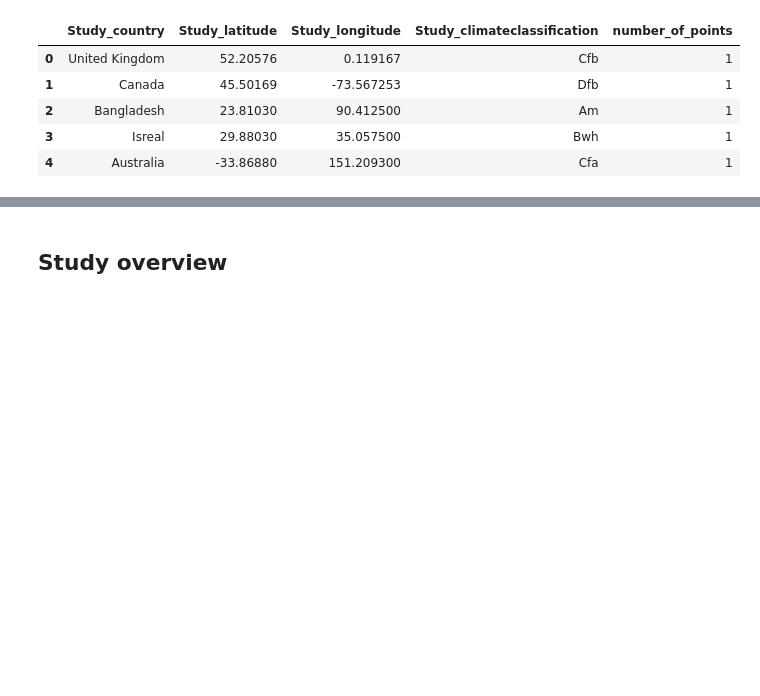
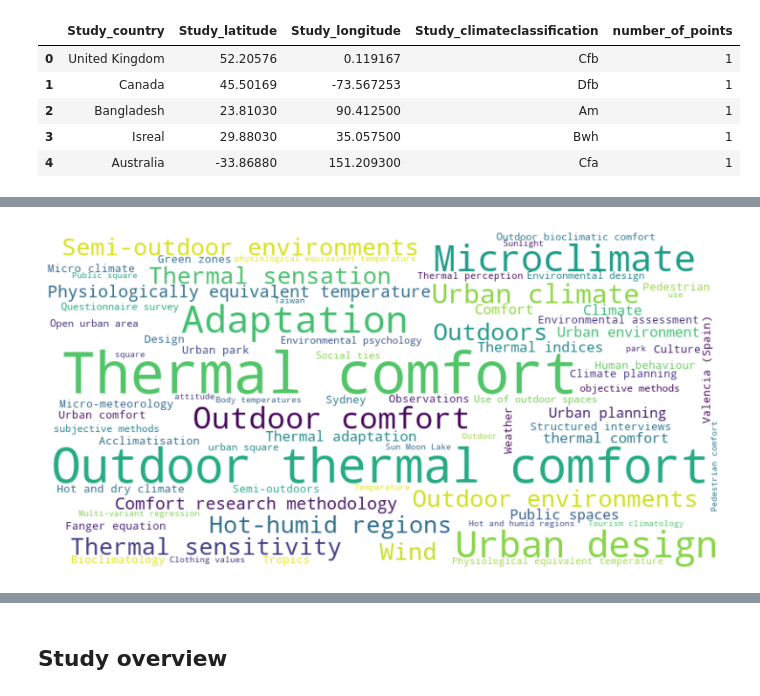
Before and after one commit to buds-lab/calma-esse-heat-stress-public, a Jupyter notebook: Esse/src/Review_data.ipynb, the cells around one changed output, grey strips where cells are left out. Saved outputs shown, nothing was run; the diff lists cells and outputs as text; code cells hidden in the pictures; blank space fills up the shorter version.

Commit message:
Added Wordcloud tests

```diff
--- a/Esse/src/Review_data.ipynb
+++ b/Esse/src/Review_data.ipynb
@@ -7,9 +7,8 @@ import _modules
 # %%
 filepath: str  = r"C:\Users\gottk\OneDrive\Storage\Projects\2024-08-00_MTHCOM_Masterthesis-Outdoor-Comfort\Review\Review_dataset.csv"
 
-raw_data_df = pd.read_csv(filepath)
-raw_data_df[['Study_country', 'Study_latitude', 'Study_longitude', 'Study_climateclassification']].head(10)
-
+#raw_data_df = pd.read_csv(filepath)
+raw_data_df = pd.read_csv(filepath, encoding='ISO-8859-1')
 
 raw_data_df = raw_data_df.dropna(subset=['Study_climateclassification'])
 raw_data_df_overview_plot = raw_data_df[['Study_country', 'Study_latitude', 'Study_longitude', 'Study_climateclassification']].copy()
@@ -25,0 +27,82 @@ display(raw_data_df_overview_plot.head(5))
+# %%
+
+print(raw_data_df.columns)
+display(raw_data_df["Keywords"].head(5))
+
+from collections import Counter
+from wordcloud import WordCloud
+import matplotlib.pyplot as plt
+
+filtered_df = raw_data_df[(raw_data_df['Keywords'].notna()) & (raw_data_df['Keywords'] != '-')]
+
+# Step 2: Extract and split the keywords
+keywords_series = filtered_df['Keywords'].str.split(':')
+all_keywords = keywords_series.explode().str.strip()
+
+# Step 3: Calculate the frequency of each keyword
+keyword_frequencies = Counter(all_keywords)
+
+# Step 4: Generate the word cloud with frequencies
+wordcloud = WordCloud(
+    width=800,
+    height=400,
+    background_color='white',
+    colormap='viridis',  # Use a colormap to differentiate
+    max_words=75
+).generate_from_frequencies(keyword_frequencies)
+
+# Step 5: Plot the word cloud
+plt.figure(figsize=(10, 5))
+plt.imshow(wordcloud, interpolation='bilinear')
+plt.axis('off')
+plt.show()
+
+# Convert to DataFrame and filter out items with frequency < 3
+keyword_df = pd.DataFrame(keyword_frequencies.items(), columns=['Keyword', 'Frequency'])
+keyword_df = keyword_df[keyword_df['Frequency'] >= 3].sort_values(by='Frequency', ascending=False)
+
+# Plot the bar chart
+plt.figure(figsize=(10, 8))
+sns.barplot(x='Frequency', y='Keyword', data=keyword_df, palette='viridis')
+plt.title('Keyword Relevance')
+plt.xlabel('Frequency')
+plt.ylabel('Keywords')
+plt.show()
+
+
+import squarify
+
+# Calculate keyword frequencies
+keyword_frequencies = Counter(all_keywords)
+
+# Convert to DataFrame and filter out items with frequency < 3
+keyword_df = pd.DataFrame(keyword_frequencies.items(), columns=['Keyword', 'Frequency'])
+keyword_df = keyword_df[keyword_df['Frequency'] >= 3].sort_values(by='Frequency', ascending=False)
+
+# Select the top 30 keywords
+top_keywords_df = keyword_df.head(30)
+
+# Prepare data for treemap
+sizes = top_keywords_df['Frequency']
+labels = top_keywords_df['Keyword']
+
+# Create the treemap plot
+fig, ax = plt.subplots(figsize=(12, 8))
+cmap = plt.cm.viridis
+norm = plt.Normalize(vmin=min(sizes), vmax=max(sizes))
+
+# Plot treemap
+rects = squarify.plot(sizes=sizes, alpha=.7, color=cmap(norm(sizes)), ax=ax, pad=1, label=labels)
+
+# Add color legend
+sm = plt.cm.ScalarMappable(cmap=cmap, norm=norm)
+sm.set_array([])  # Only needed for the legend
+cbar = plt.colorbar(sm, ax=ax, orientation='vertical')
+cbar.set_label('Frequency')
+cbar.set_ticks([min(sizes), max(sizes)])
+cbar.set_ticklabels([f'{int(min(sizes))}', f'{int(max(sizes))}'])
+
+plt.title('Treemap of Top 30 Keywords')
+plt.axis('off')
+plt.show()
+# %% [output]
@@ -25,0 +126 @@ display(raw_data_df_overview_plot.head(5))
+[figure, added]
```
Also changed, not shown: parts of 3 cells of this notebook, 1 other file.
